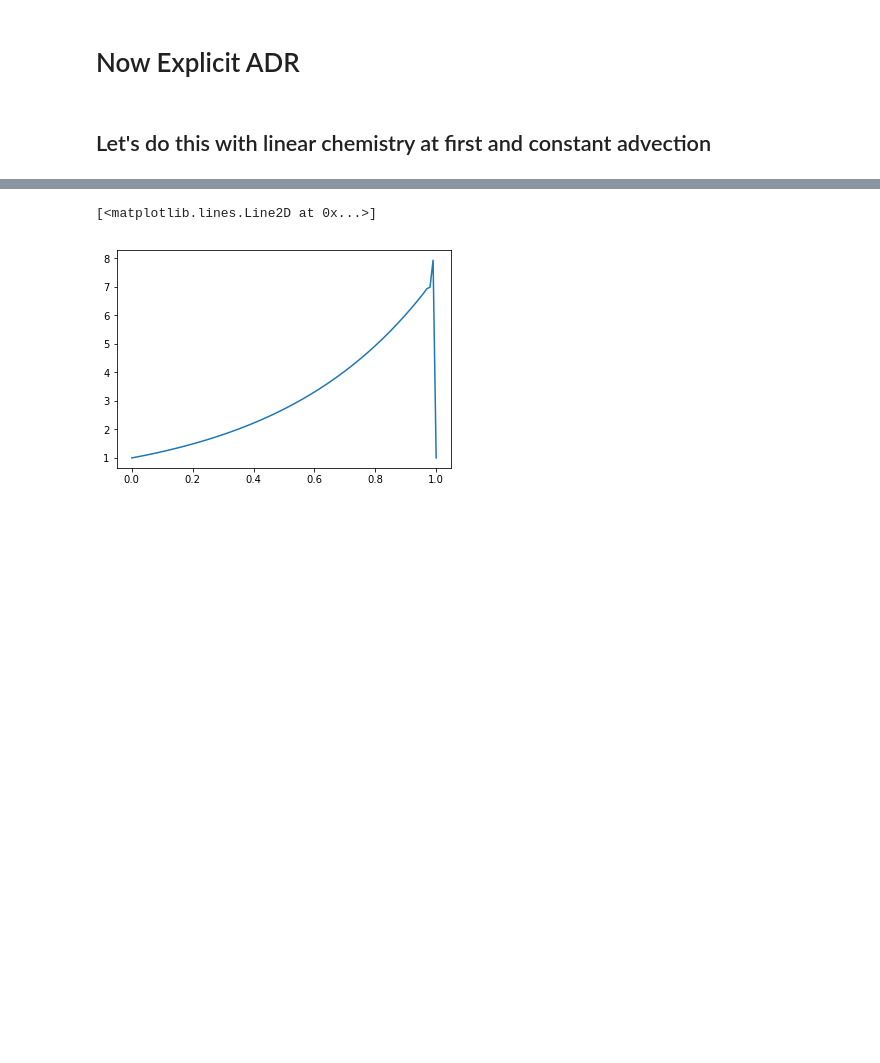
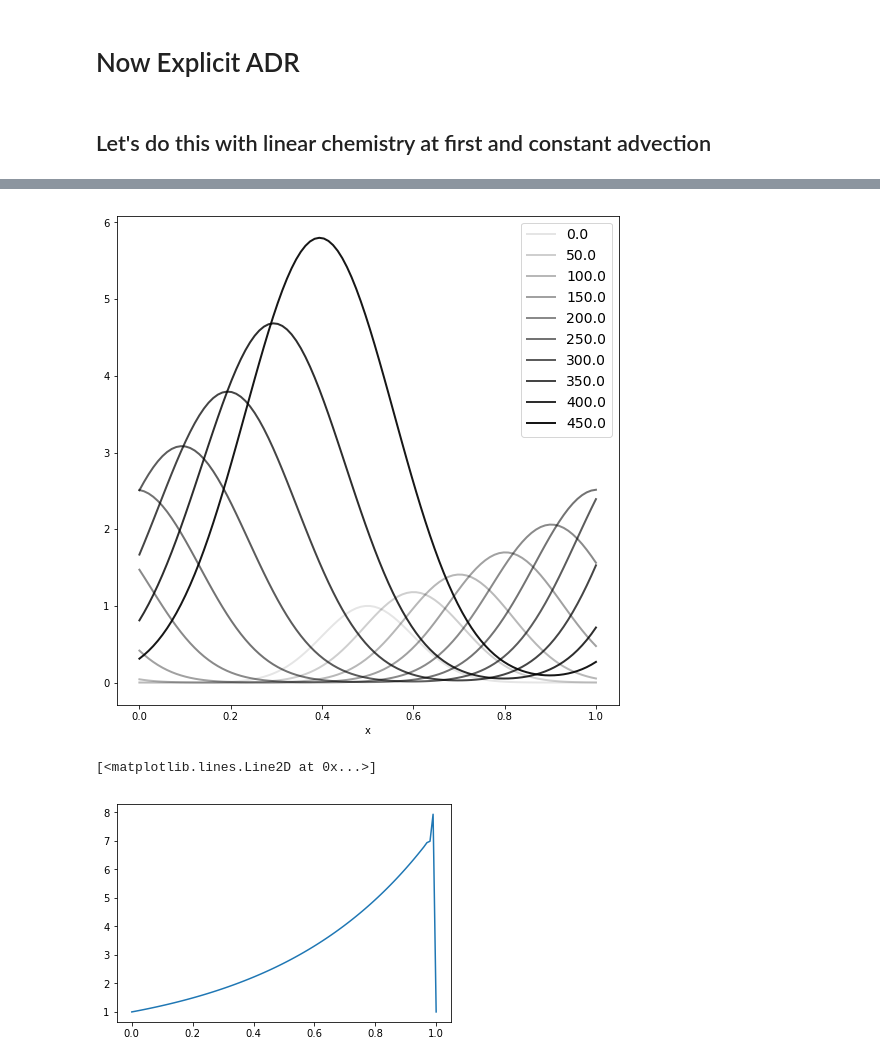
Before and after one commit to ianhi/AC274, a Jupyter notebook: HW/HW_2/HW 2.ipynb, the cells around one changed output, grey strips where cells are left out. Cells and saved outputs as stored; diff of their text form; code cells hidden in the pictures; blank space fills up the shorter version.

```diff
--- a/HW/HW_2/HW 2.ipynb
+++ b/HW/HW_2/HW 2.ipynb
@@ -81,24 +157,0 @@ np.arange?
-# %%
-def plot_10_percent(x,f):
-    lw = 2
-
-    stepsize = np.floor(f.shape[0]/10)
-    plt.figure(figsize = (9,9))
-    # plt.plot(x,f[0],'k--',alpha = 1, lw = lw+.5,label = 0)
-    for step in np.arange(0,f.shape[0],stepsize):
-#     plt.plot(x,f[100],'k',alpha = .2, lw = lw+.5,label = 100)
-#     plt.plot(x,f[200],'k',alpha = .3, lw = lw,label = 200)
-#     plt.plot(x,f[300],'k',alpha = .4, lw = lw,label = 300)
-#     plt.plot(x,f[400],'k',alpha = .5, lw = lw,label = 400)
-#     plt.plot(x,f[500],'k',alpha = .6, lw = lw,label = 500)
-#     plt.plot(x,f[600],'k',alpha = .7, lw = lw,label = 600)
-#     plt.plot(x,f[700],'k',alpha = .8, lw = lw,label = 700)
-#     plt.plot(x,f[800],'k',alpha = .9, lw = lw,label = 800)
-#     plt.plot(x,f[3000],'k',alpha = .9, lw = lw+3,label = 3000)
-        plt.plot(x,f[step],'k',alpha = step/f.shape[0], lw = lw, label = step)
-
-#     plt.ylim([0,1])
-    plt.xlabel('x')
-    plt.legend(fontsize = 14)
-    plt.show()
-plot_10_percent(x,f)
@@ -107,3 +286,9 @@ plot_10_percent(x,f)
+# %%
+x,f = ADR_with_history(.2, .2, .005, 1,100, 500)
+print(f.shape)
+plot_10_percent(x,f)
+# %% [output]
+[figure, added]
 # %%
 plt.plot(x,f[450])
 # %% [output]
```
Also changed, not shown: parts of 8 cells of this notebook.
